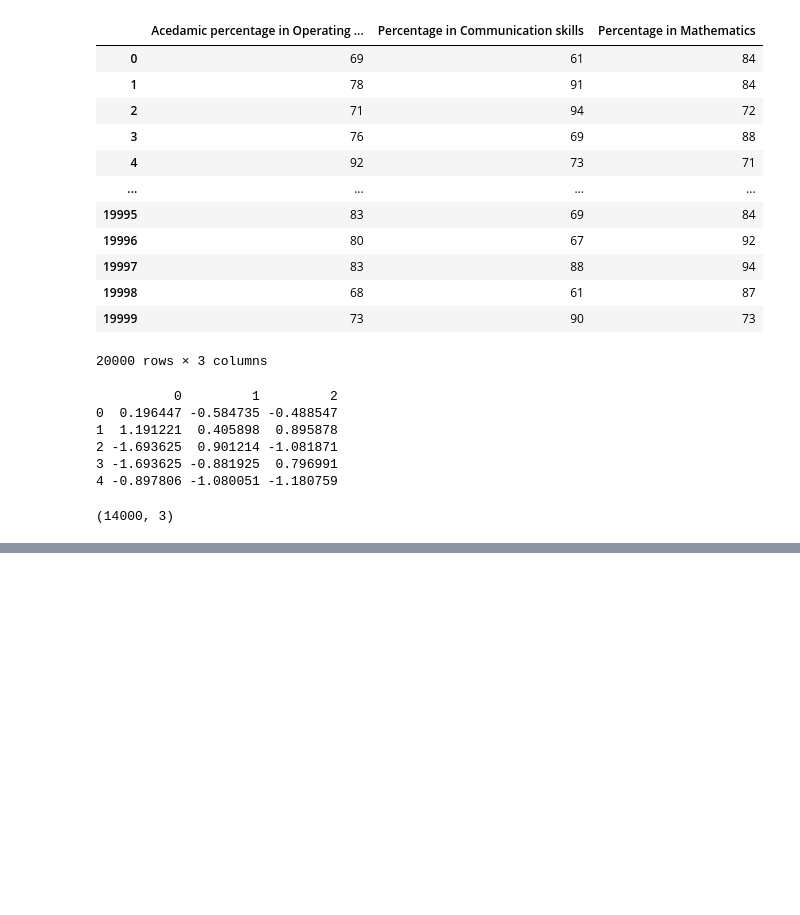
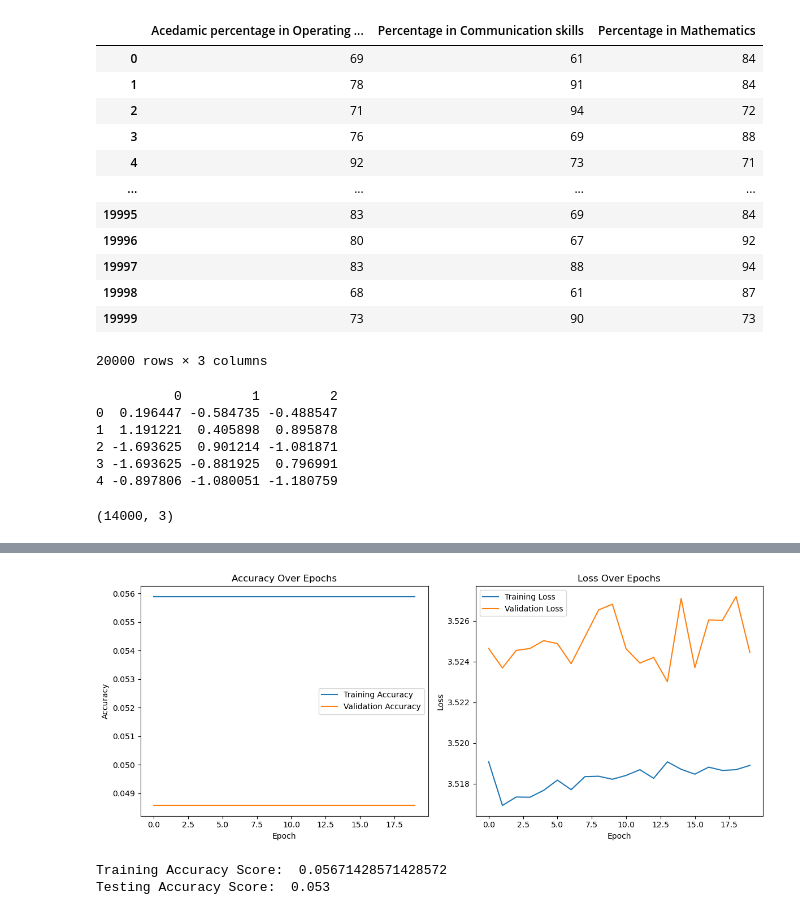
Before and after one commit to AyushVaZe67/Deep-Learning, a Jupyter notebook: Projects/CareerMitra/CareerMitra-Model/CareerMitraTry.ipynb, the cells around one changed output, grey strips where cells are left out. Saved outputs shown, nothing was run; the diff lists cells and outputs as text; code cells hidden in the pictures; blank space fills up the shorter version.

```diff
--- a/Projects/CareerMitra/CareerMitra-Model/CareerMitraTry.ipynb
+++ b/Projects/CareerMitra/CareerMitra-Model/CareerMitraTry.ipynb
@@ -114,0 +146,35 @@ history = model.fit(X_train_scaled, y_encoded,
+# %%
+import matplotlib.pyplot as plt
+
+# Plot Accuracy
+plt.figure(figsize=(12, 5))
+
+plt.subplot(1, 2, 1)
+plt.plot(history.history['accuracy'], label='Training Accuracy')
+plt.plot(history.history['val_accuracy'], label='Validation Accuracy')
+plt.title('Accuracy Over Epochs')
+plt.xlabel('Epoch')
+plt.ylabel('Accuracy')
+plt.legend()
+
+# Plot Loss
+plt.subplot(1, 2, 2)
+plt.plot(history.history['loss'], label='Training Loss')
+plt.plot(history.history['val_loss'], label='Validation Loss')
+plt.title('Loss Over Epochs')
+plt.xlabel('Epoch')
+plt.ylabel('Loss')
+plt.legend()
+
+plt.tight_layout()
+plt.show()
+# %% [output]
+[figure, added]
+# %%
+clf = MLPClassifier(activation='tanh', hidden_layer_sizes = (50,50,50), solver = 'adam') #, random_state=1)
+clf.fit(X_train,y_train)
+print("Training Accuracy Score: ",accuracy_score(clf.predict(X_train),y_train))
+print("Testing Accuracy Score: ",accuracy_score(clf.predict(X_test),y_test))
+# %% [output]
+Training Accuracy Score:  0.05671428571428572
+Testing Accuracy Score:  0.053
```
Also changed, not shown: parts of 2 cells of this notebook.
